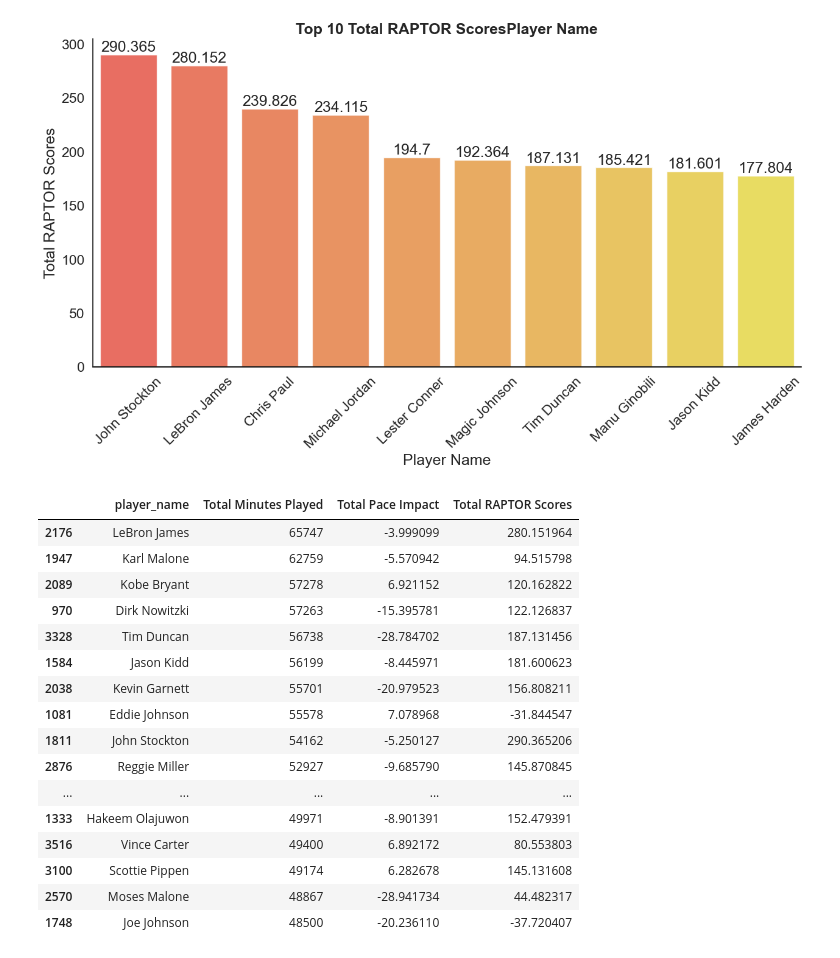
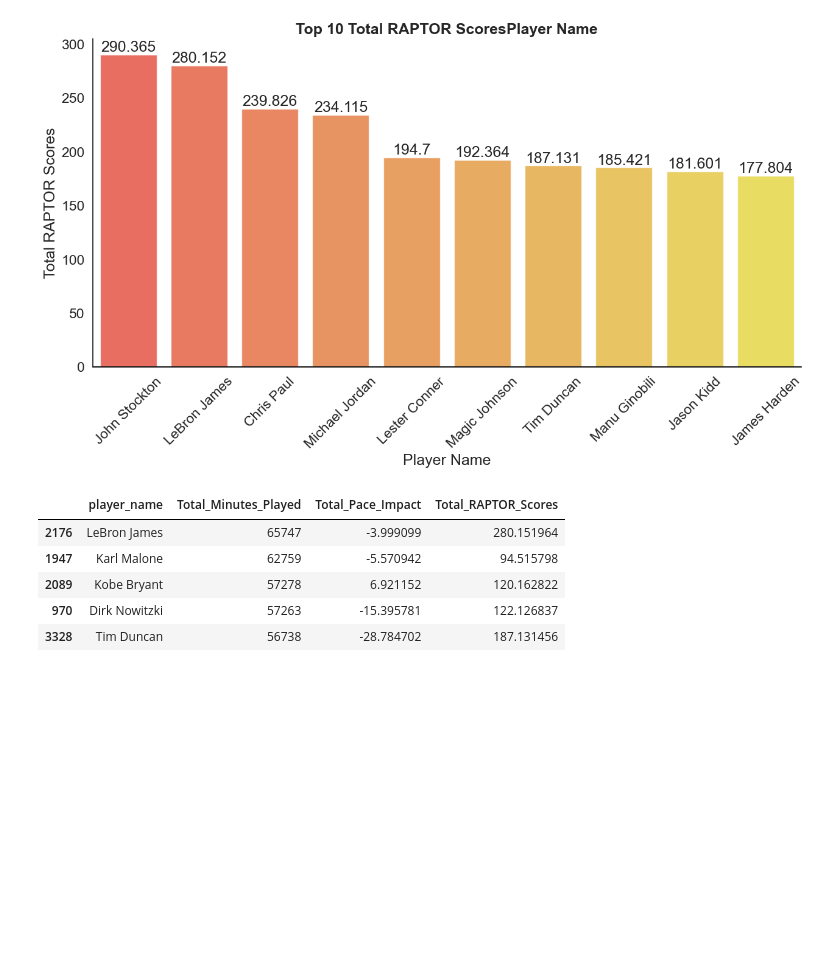
Before and after one commit to UzmaSayyeda/Project01, a Jupyter notebook: Pace_Impact vs. Min_played.ipynb, the cells around one changed output. Cells and saved outputs as stored; diff of their text form; code cells hidden in the pictures; blank space fills up the shorter version.

```diff
--- a/Pace_Impact vs. Min_played.ipynb
+++ b/Pace_Impact vs. Min_played.ipynb
@@ -60,9 +62,9 @@ total_raptor=df.groupby("player_name")["raptor_total"].sum()
 
 # Make it into a Dataframe
 
-total_mp_pace_raptor = pd.DataFrame({"Total Minutes Played": total_mp,
-                             "Total Pace Impact": total_pace_impact,
-                             "Total RAPTOR Scores": total_raptor})
+total_mp_pace_raptor = pd.DataFrame({"Total_Minutes_Played": total_mp,
+                             "Total_Pace_Impact": total_pace_impact,
+                             "Total_RAPTOR_Scores": total_raptor})
 total_mp_pace_raptor=total_mp_pace_raptor.reset_index()
 
 # Display the Dataframe
@@ -254,25 +223,14 @@ custom_bar("Player Name","Total RAPTOR Scores")
 # %% [output]
 [figure]
 # %%
-top_20=total_mp_pace_raptor.sort_values(by="Total Minutes Played",ascending=False)
-top_20=top_20.head(20)
-top_20
+top_20_mp=total_mp_pace_raptor.sort_values(by="Total_Minutes_Played",ascending=False)
+top_20_mp=top_20_mp.head(20)
+top_20_mp.head()
 # %% [output]
-|  | player_name | Total Minutes Played | Total Pace Impact | Total RAPTOR Scores |
+|  | player_name | Total_Minutes_Played | Total_Pace_Impact | Total_RAPTOR_Scores |
 | 2176 | LeBron James | 65747 | -3.999099 | 280.151964 |
 | 1947 | Karl Malone | 62759 | -5.570942 | 94.515798 |
 | 2089 | Kobe Bryant | 57278 | 6.921152 | 120.162822 |
 | 970 | Dirk Nowitzki | 57263 | -15.395781 | 122.126837 |
 | 3328 | Tim Duncan | 56738 | -28.784702 | 187.131456 |
-| 1584 | Jason Kidd | 56199 | -8.445971 | 181.600623 |
-| 2038 | Kevin Garnett | 55701 | -20.979523 | 156.808211 |
-| 1081 | Eddie Johnson | 55578 | 7.078968 | -31.844547 |
-| 1811 | John Stockton | 54162 | -5.250127 | 290.365206 |
-| 2876 | Reggie Miller | 52927 | -9.685790 | 145.870845 |
-| ... | ... | ... | ... | ... |
-| 1333 | Hakeem Olajuwon | 49971 | -8.901391 | 152.479391 |
-| 3516 | Vince Carter | 49400 | 6.892172 | 80.553803 |
-| 3100 | Scottie Pippen | 49174 | 6.282678 | 145.131608 |
-| 2570 | Moses Malone | 48867 | -28.941734 | 44.482317 |
-| 1748 | Joe Johnson | 48500 | -20.236110 | -37.720407 |
 # %%
```
Also changed, not shown: parts of 19 cells of this notebook.
